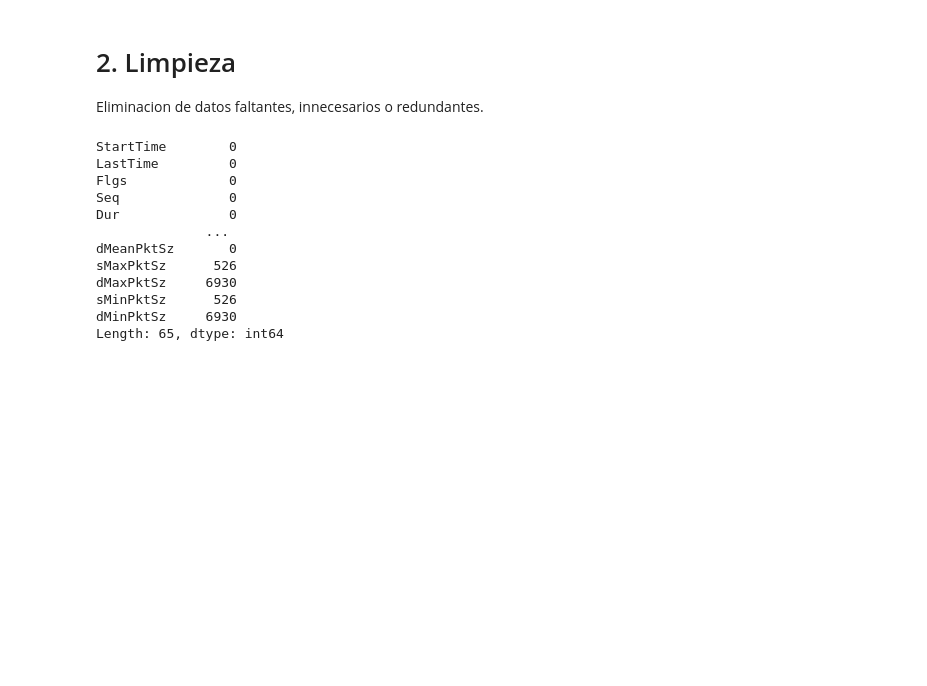
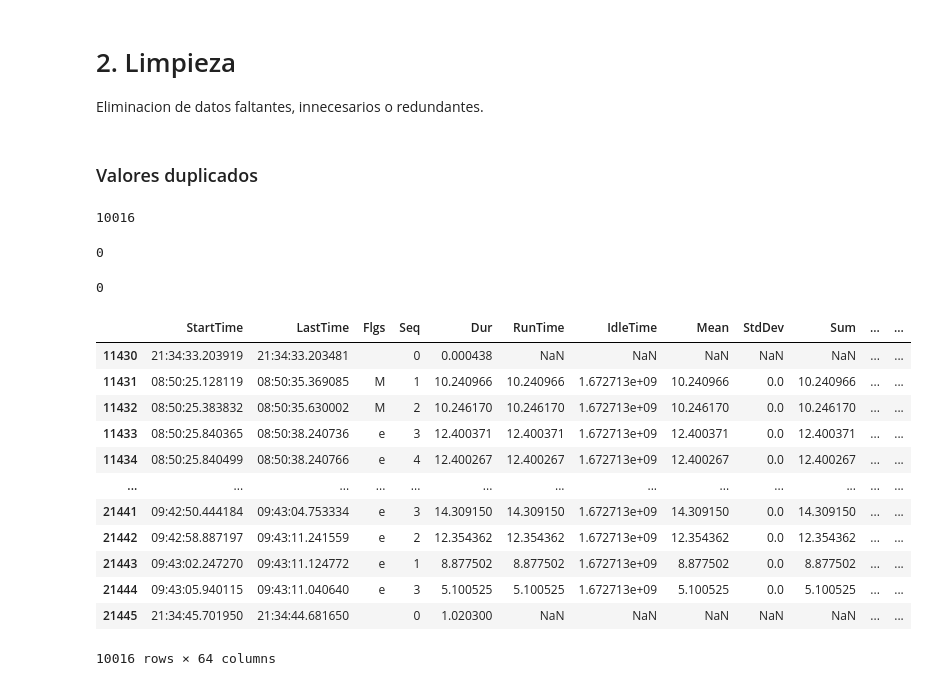
Before and after one commit to soyMA05/Clasiffication_TrafficSDN2, a Jupyter notebook: Fase2/preprocesamiento_limpieza.ipynb, the cells around one changed output. Saved outputs shown, nothing was run; the diff lists cells and outputs as text; code cells hidden in the pictures; blank space fills up the shorter version.

Commit message:
limpiando datos en db normal

```diff
--- a/Fase2/preprocesamiento_limpieza.ipynb
+++ b/Fase2/preprocesamiento_limpieza.ipynb
@@ -776,7 +771,7 @@ Eliminacion de datos faltantes, innecesarios o redundantes.
 df_normal.drop(columns=['SrcId','Rank','Trans','SrcMac','DstMac','SrcOui','DstOui','SrcAddr','DstAddr',
 'sDSb','dDSb','sCo','dCo','sHops','dHops','sIpId','dIpId','sMpls','dMpls','AutoId','sAS','dAS','iAS','NStrok','sNStrok',
 'dNStrok','Loss','SrcLoss','DstLoss','pLoss','pSrcLoss','pDstLoss','Retrans','SrcRetra','DstRetra','pRetran','pSrcRetr','pDstRetr',
-'SrcGap','DstGap','SIntDist','SIntActDist','SIntIdlDist','DIntDist','DIntActDist','srcUdata','dstUdata','sVlan','dVlan','sVid',
+'SrcGap','DstGap','SIntDist','SIntActDist','SIntIdlDist','DIntDist','DIntActDist','DIntIdlDist','srcUdata','dstUdata','sVlan','dVlan','sVid',
 'dVid','sVpri','dVpri','SRange','ERange','Inode','sPktSz','dPktSz'], axis=1, inplace=True)
 # %%
 """ eliminar de atributos innecesarios o que contienen datos faltantes en db DoS"""
@@ -794,16 +789,35 @@ df_probe.drop(columns=['SrcId','Rank','Trans','SrcMac','DstMac','SrcOui','DstOui
 'dVid','sVpri','dVpri','SRange','ERange','Inode','sPktSz','dPktSz'], axis=1, inplace=True)
-# %%
-df_normal.isna().sum()
-# %% [output]
-StartTime        0
-LastTime         0
-Flgs             0
-Seq              0
-Dur              0
-              ...
-dMeanPktSz       0
-sMaxPktSz      526
-dMaxPktSz     6930
-sMinPktSz      526
-dMinPktSz     6930
-Length: 65, dtype: int64
+# %% [markdown]
+### Valores duplicados
+# %%
+#total de datos duplicados en db normal
+df_normal.duplicated().sum()
+# %% [output]
+10016
+# %%
+#total de datos duplicados en db dos
+df_dos.duplicated().sum()
+# %% [output]
+0
+# %%
+#total de datos duplicados en db probe
+df_probe.duplicated().sum()
+# %% [output]
+0
+# %%
+#filas duplicadas en db normal
+df_normal[df_normal.duplicated()]
+# %% [output]
+|  | StartTime | LastTime | Flgs | Seq | Dur | RunTime | IdleTime | Mean | StdDev | Sum | ... | ... |
+| 11430 | 21:34:33.203919 | 21:34:33.203481 |  | 0 | 0.000438 | NaN | NaN | NaN | NaN | NaN | ... | ... |
+| 11431 | 08:50:25.128119 | 08:50:35.369085 | M | 1 | 10.240966 | 10.240966 | 1.672713e+09 | 10.240966 | 0.0 | 10.240966 | ... | ... |
+| 11432 | 08:50:25.383832 | 08:50:35.630002 | M | 2 | 10.246170 | 10.246170 | 1.672713e+09 | 10.246170 | 0.0 | 10.246170 | ... | ... |
+| 11433 | 08:50:25.840365 | 08:50:38.240736 | e | 3 | 12.400371 | 12.400371 | 1.672713e+09 | 12.400371 | 0.0 | 12.400371 | ... | ... |
+| 11434 | 08:50:25.840499 | 08:50:38.240766 | e | 4 | 12.400267 | 12.400267 | 1.672713e+09 | 12.400267 | 0.0 | 12.400267 | ... | ... |
+| ... | ... | ... | ... | ... | ... | ... | ... | ... | ... | ... | ... | ... |
+| 21441 | 09:42:50.444184 | 09:43:04.753334 | e | 3 | 14.309150 | 14.309150 | 1.672713e+09 | 14.309150 | 0.0 | 14.309150 | ... | ... |
+| 21442 | 09:42:58.887197 | 09:43:11.241559 | e | 2 | 12.354362 | 12.354362 | 1.672713e+09 | 12.354362 | 0.0 | 12.354362 | ... | ... |
+| 21443 | 09:43:02.247270 | 09:43:11.124772 | e | 1 | 8.877502 | 8.877502 | 1.672713e+09 | 8.877502 | 0.0 | 8.877502 | ... | ... |
+| 21444 | 09:43:05.940115 | 09:43:11.040640 | e | 3 | 5.100525 | 5.100525 | 1.672713e+09 | 5.100525 | 0.0 | 5.100525 | ... | ... |
+| 21445 | 21:34:45.701950 | 21:34:44.681650 |  | 0 | 1.020300 | NaN | NaN | NaN | NaN | NaN | ... | ... |
+10016 rows × 64 columns
```
Also changed, not shown: parts of 10 cells of this notebook.
